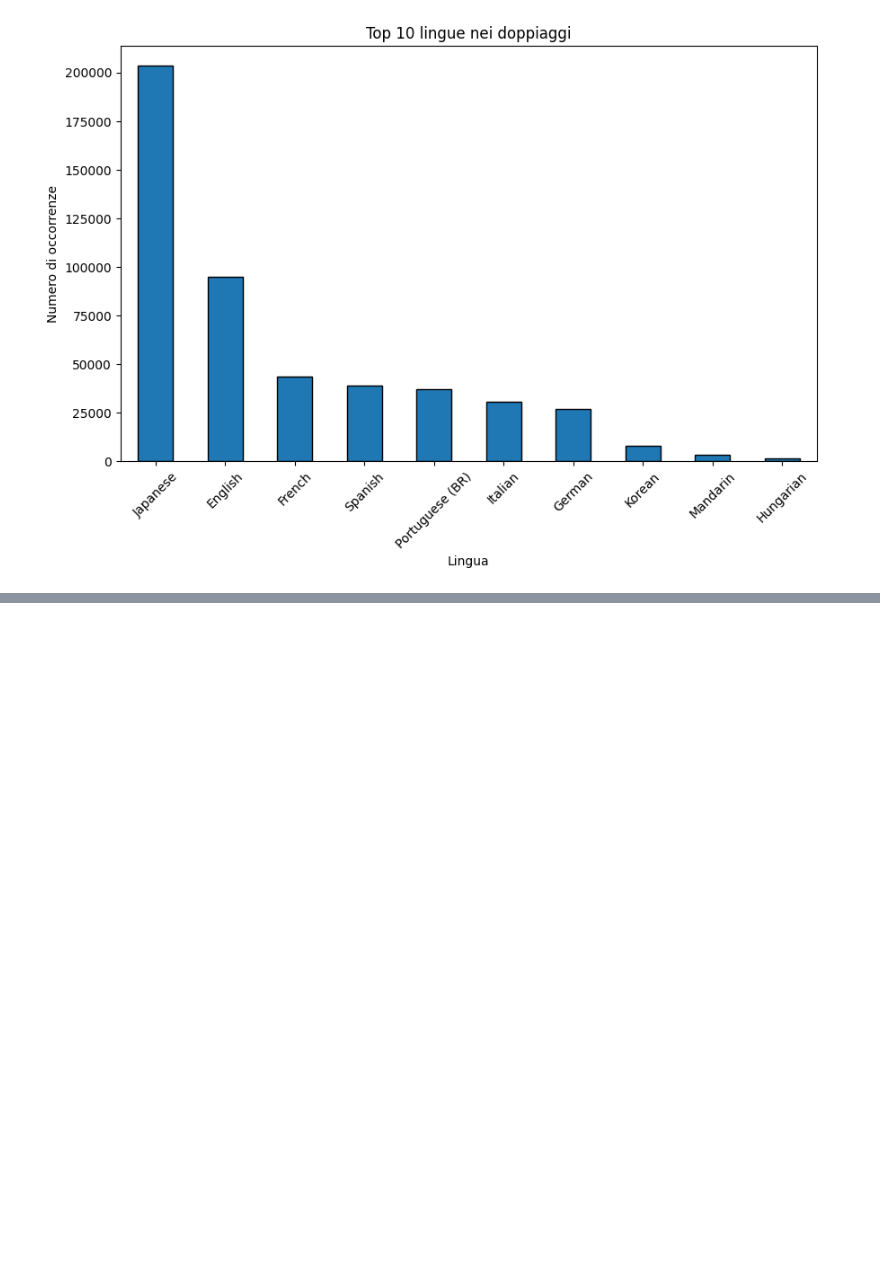
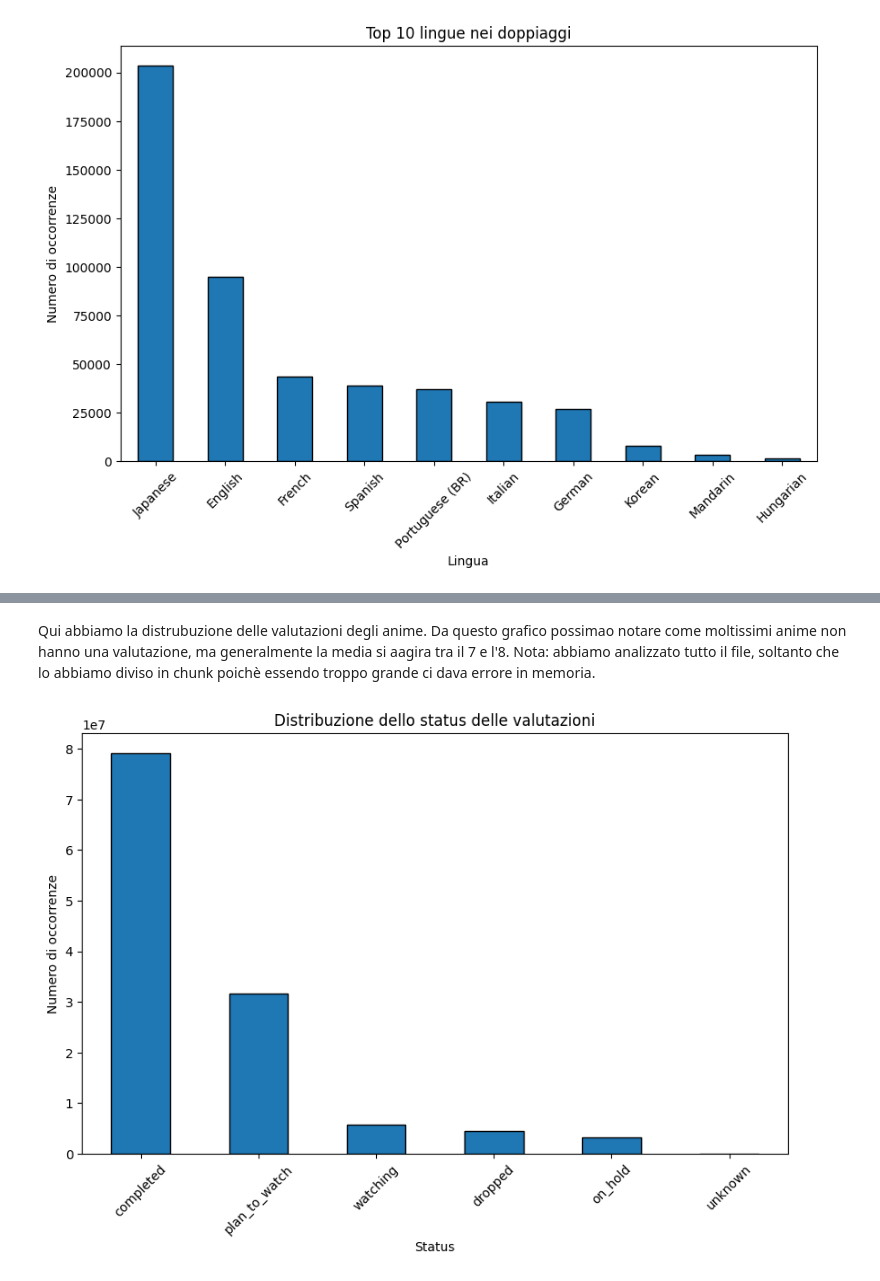
Before and after one commit to LeonardoFerraud/HCI---progetto-finale-Ferraud-Russo-2, a Jupyter notebook: AnalisiDataset2.ipynb, the cells around one changed output, grey strips where cells are left out. Drawn from its saved outputs; the diff is of its cells as text; code cells hidden in the pictures; blank space fills up the shorter version.

```diff
--- a/AnalisiDataset2.ipynb
+++ b/AnalisiDataset2.ipynb
@@ -125,0 +163,21 @@ Da questo grafico possiamo notare i doppiaggi in quali lingue sono state effetue
+# %% [markdown]
+Qui abbiamo la distrubuzione delle valutazioni degli anime. Da questo grafico possimao notare come moltissimi anime non hanno una valutazione, ma generalmente la media si aagira tra il 7 e l'8. Nota: abbiamo analizzato tutto il file, soltanto che lo abbiamo diviso in chunk poichè essendo troppo grande ci dava errore in memoria.
+# %%
+# Analisi completa per distribuzione dello status
+chunk_size = 100000
+status_counts = pd.Series(dtype=int)
+
+for chunk in pd.read_csv('ratings.csv', chunksize=chunk_size):
+    chunk_counts = chunk['status'].value_counts()
+    status_counts = status_counts.add(chunk_counts, fill_value=0)
+
+# Grafico della distribuzione dello status
+plt.figure(figsize=(10, 6))
+status_counts.sort_values(ascending=False).plot(kind='bar', edgecolor='black')
+plt.title('Distribuzione dello status delle valutazioni')
+plt.xlabel('Status')
+plt.ylabel('Numero di occorrenze')
+plt.xticks(rotation=45)
+plt.show()
+# %% [output]
+[figure, added]
```
Also changed, not shown: parts of 25 cells of this notebook.
